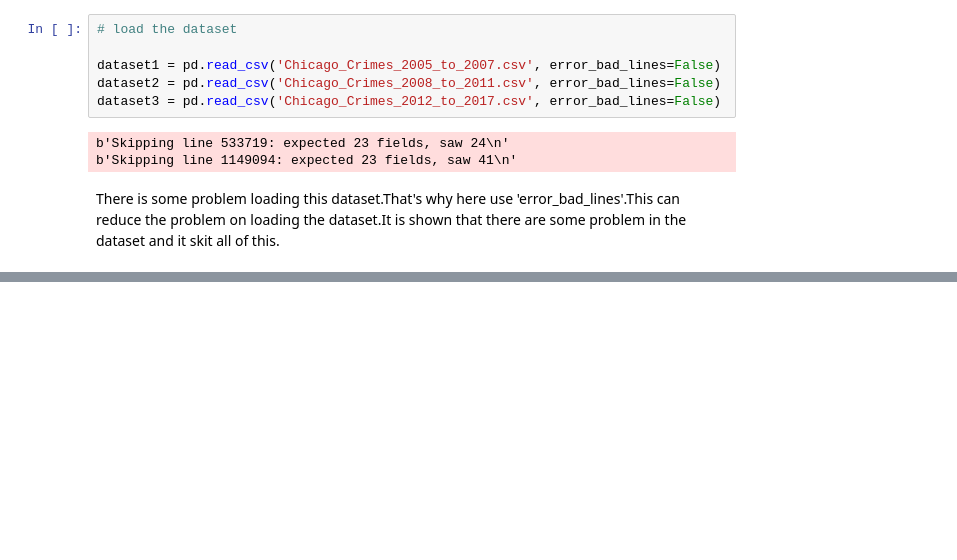
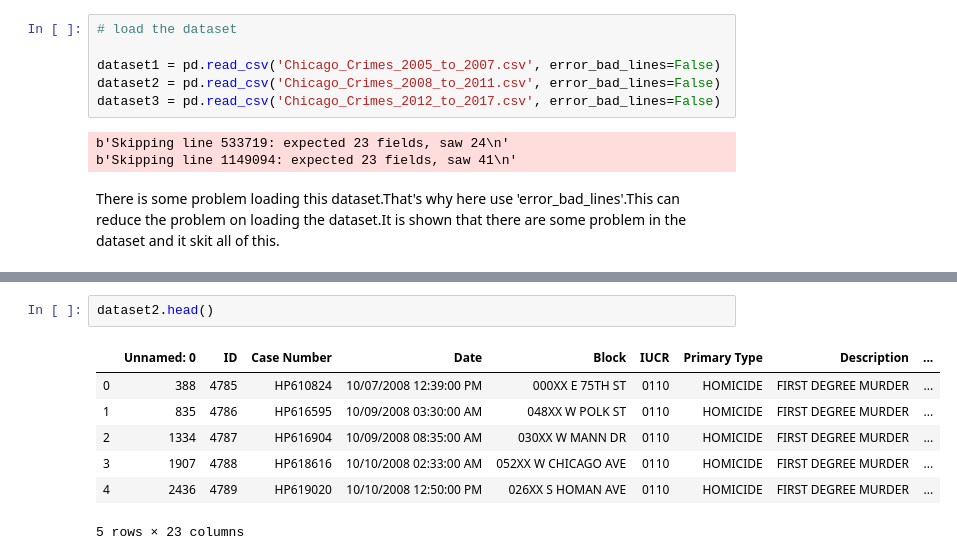
Before and after one commit to LIMON100/Crimes-in-Chicago, a Jupyter notebook: CrimeAnalysis.ipynb, the cells around one changed output, grey strips where cells are left out. Cells and saved outputs as stored; diff of their text form; blank space fills up the shorter version.

```diff
--- a/CrimeAnalysis.ipynb
+++ b/CrimeAnalysis.ipynb
@@ -24,0 +36,10 @@ There is some problem loading this dataset.That's why here use 'error_bad_lines'
+# %%
+dataset2.head()
+# %% [output]
+|  | Unnamed: 0 | ID | Case Number | Date | Block | IUCR | Primary Type | Description | ... |
+| 0 | 388 | 4785 | HP610824 | 10/07/2008 12:39:00 PM | 000XX E 75TH ST | 0110 | HOMICIDE | FIRST DEGREE MURDER | ... |
+| 1 | 835 | 4786 | HP616595 | 10/09/2008 03:30:00 AM | 048XX W POLK ST | 0110 | HOMICIDE | FIRST DEGREE MURDER | ... |
+| 2 | 1334 | 4787 | HP616904 | 10/09/2008 08:35:00 AM | 030XX W MANN DR | 0110 | HOMICIDE | FIRST DEGREE MURDER | ... |
+| 3 | 1907 | 4788 | HP618616 | 10/10/2008 02:33:00 AM | 052XX W CHICAGO AVE | 0110 | HOMICIDE | FIRST DEGREE MURDER | ... |
+| 4 | 2436 | 4789 | HP619020 | 10/10/2008 12:50:00 PM | 026XX S HOMAN AVE | 0110 | HOMICIDE | FIRST DEGREE MURDER | ... |
+5 rows × 23 columns
```
Also changed, not shown: parts of 10 cells of this notebook.
